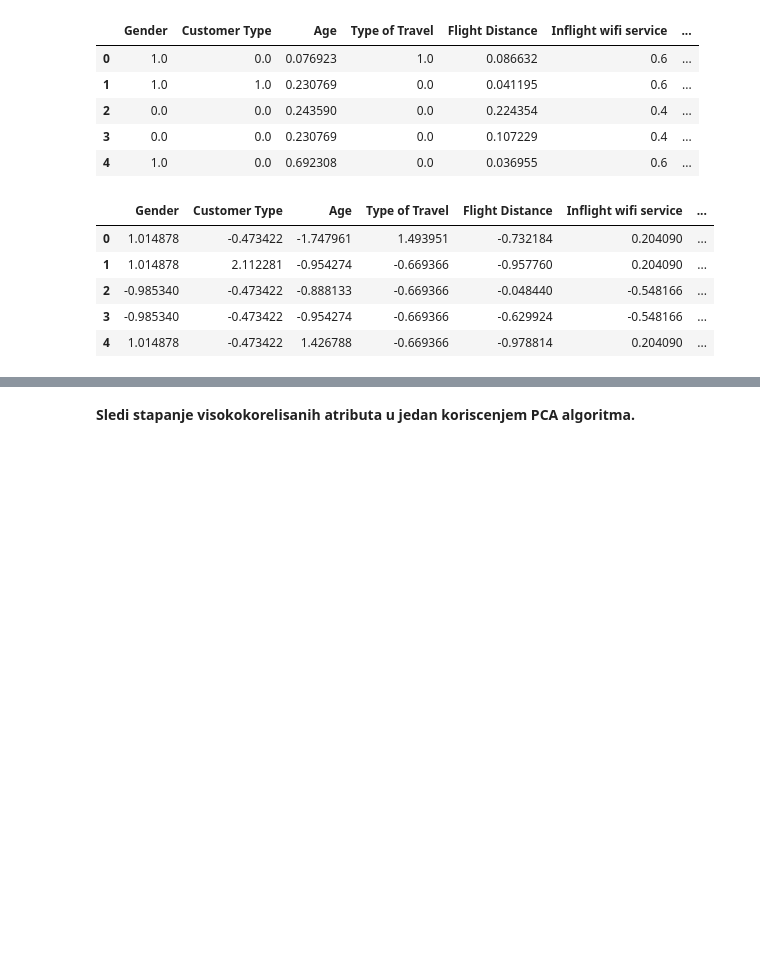
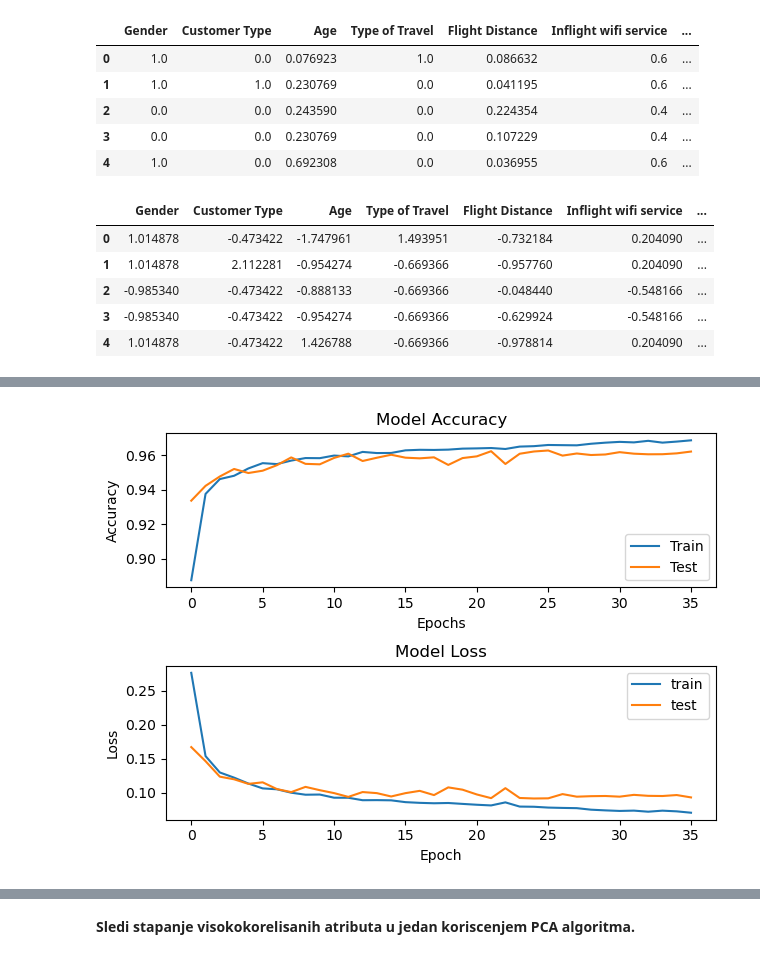
Before and after one commit to StevanGrujic/ML_Projekat3, a Jupyter notebook: airline-passenger-satisfaction.ipynb, the cells around one changed output, grey strips where cells are left out. Drawn from its saved outputs; the diff is of its cells as text; code cells hidden in the pictures; blank space fills up the shorter version.

```diff
--- a/airline-passenger-satisfaction..ipynb
+++ b/airline-passenger-satisfaction.ipynb
@@ -383,0 +420,4 @@ df_standardized.head()
+# %%
+X_train, X_test, y_train, y_test = train_test_split(X, y, test_size=0.2)
+
+X_train.shape, X_test.shape, y_train.shape, y_test.shape
@@ -383,0 +439,23 @@ df_standardized.head()
+# %%
+model_n = Sequential()
+model_n.add(Dense(512, activation='relu', input_shape=(X_train.shape[1],)))
+model_n.add(Dense(256, activation='relu'))
+model_n.add(Dense(256, activation='relu'))
+model_n.add(Dense(128, activation='relu'))
+model_n.add(Dense(1, activation='sigmoid'))
+
+model_n.compile(loss='binary_crossentropy',
+              optimizer=Adam(),
+              metrics=['accuracy'])
+# %%
+es = EarlyStopping(monitor='val_accuracy',
+                   mode='max',
+                   patience=10,  #Stop the model training if the validation accuracy doesnt increase in 10 Epochs
+                   restore_best_weights=True)
+# %%
+NN_Classifier1 = model_n.fit(X_train, y_train,
+                          batch_size=1000,
+                          epochs=1000,
+                          callbacks =[es],
+                          verbose=2,
+                          validation_data=(X_test, y_test))
@@ -383,0 +480,20 @@ df_standardized.head()
+# %%
+fig = plt.figure()
+plt.subplot(2,1,1)
+plt.plot(NN_Classifier1.history['accuracy'])
+plt.plot(NN_Classifier1.history['val_accuracy'])
+plt.title('Model Accuracy')
+plt.ylabel('Accuracy')
+plt.xlabel('Epochs')
+plt.legend(['Train', 'Test'], loc='lower right')
+
+plt.subplot(2,1,2)
+plt.plot(NN_Classifier1.history['loss'])
+plt.plot(NN_Classifier1.history['val_loss'])
+plt.title('Model Loss')
+plt.ylabel('Loss')
+plt.xlabel('Epoch')
+plt.legend(['train', 'test'], loc='upper right')
+plt.tight_layout()
+# %% [output]
+[figure, added]
```
Also changed, not shown: parts of 77 cells of this notebook.
